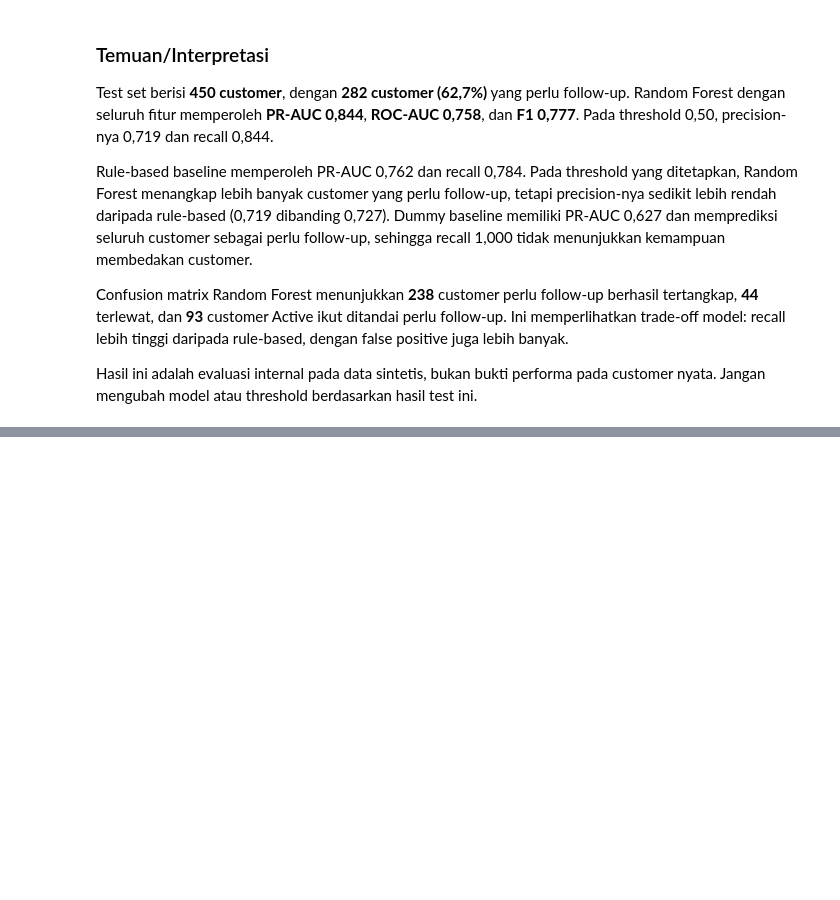
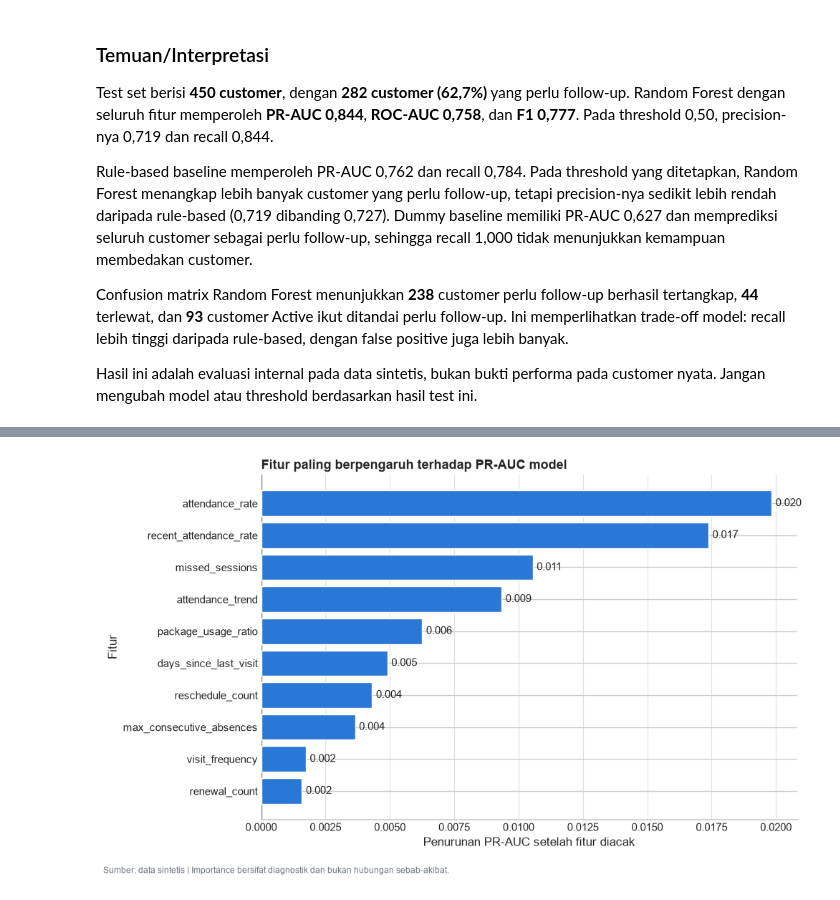
Before and after one commit to DaffaAlfiannoor/Customer-Retention-Risk, a Jupyter notebook: notebook.ipynb, the cells around one changed output, grey strips where cells are left out. Drawn from its saved outputs; the diff is of its cells as text; code cells hidden in the pictures; blank space fills up the shorter version.

```diff
--- a/notebook.ipynb
+++ b/notebook.ipynb
@@ -4917,0 +5152,58 @@ Customer Retention Risk Gymnasyum. Dataset bukan data customer nyata.
+# %%
+TOP_N_FEATURES = 10
+
+top_permutation_features = (
+    permutation_importance_table
+    .head(TOP_N_FEATURES)
+    .sort_values("importance_mean", ascending=True)
+)
+
+fig, axis = plt.subplots(figsize=(10, 6))
+
+bars = axis.barh(
+    top_permutation_features["feature"],
+    top_permutation_features["importance_mean"],
+    color="#2a78d6",
+    zorder=3,
+)
+
+axis.bar_label(
+    bars,
+    fmt="%.3f",
+    padding=4,
+    color="#222222",
+)
+
+axis.axvline(
+    0,
+    color="#6b7280",
+    linewidth=1,
+    zorder=2,
+)
+
+axis.set_title(
+    "Fitur paling berpengaruh terhadap PR-AUC model",
+    loc="left",
+    fontweight="bold",
+)
+axis.set_xlabel("Penurunan PR-AUC setelah fitur diacak")
+axis.set_ylabel("Fitur")
+axis.grid(axis="x", color="#e1e0d9", linewidth=0.8, zorder=0)
+axis.set_axisbelow(True)
+axis.spines["top"].set_visible(False)
+axis.spines["right"].set_visible(False)
+axis.spines["left"].set_visible(False)
+axis.tick_params(axis="both", length=0)
+
+fig.text(
+    0.01,
+    0.01,
+    "Sumber: data sintetis | Importance bersifat diagnostik dan bukan hubungan sebab-akibat.",
+    color="#6b7280",
+    fontsize=8.5,
+)
+
+plt.tight_layout(rect=[0, 0.04, 1, 1])
+plt.show()
+# %% [output]
+[figure, added]
```
Also changed, not shown: parts of 55 cells of this notebook, 6 other files.
